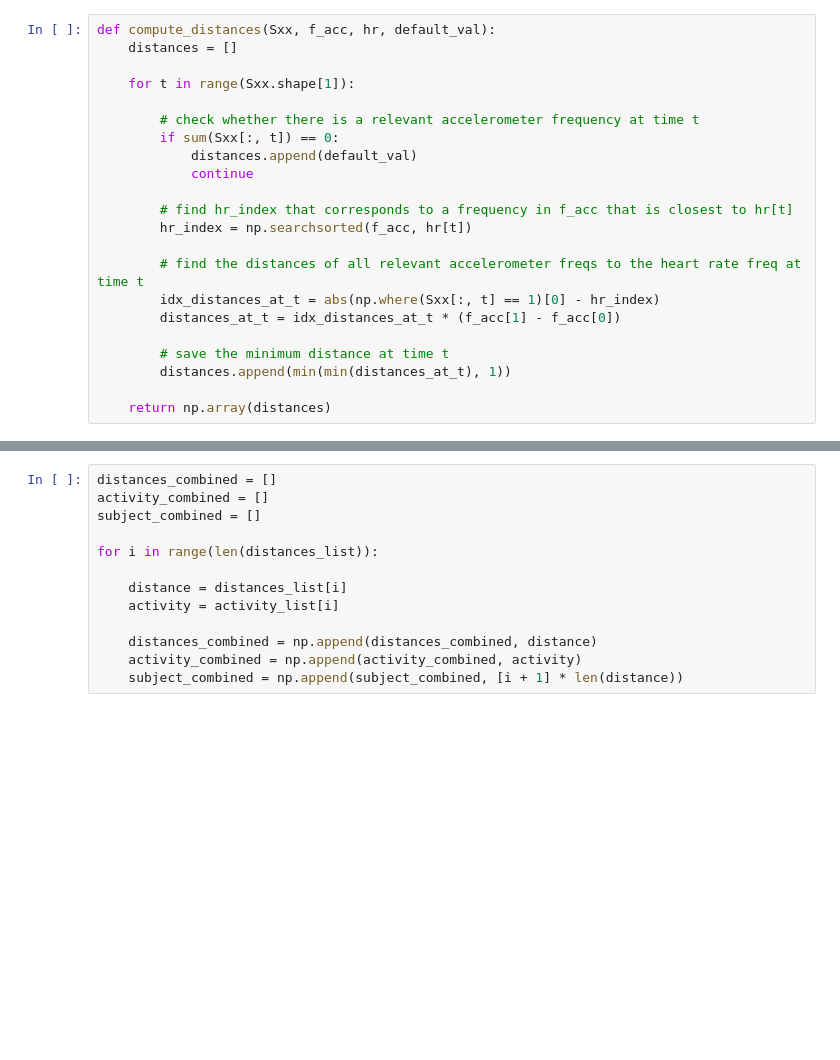
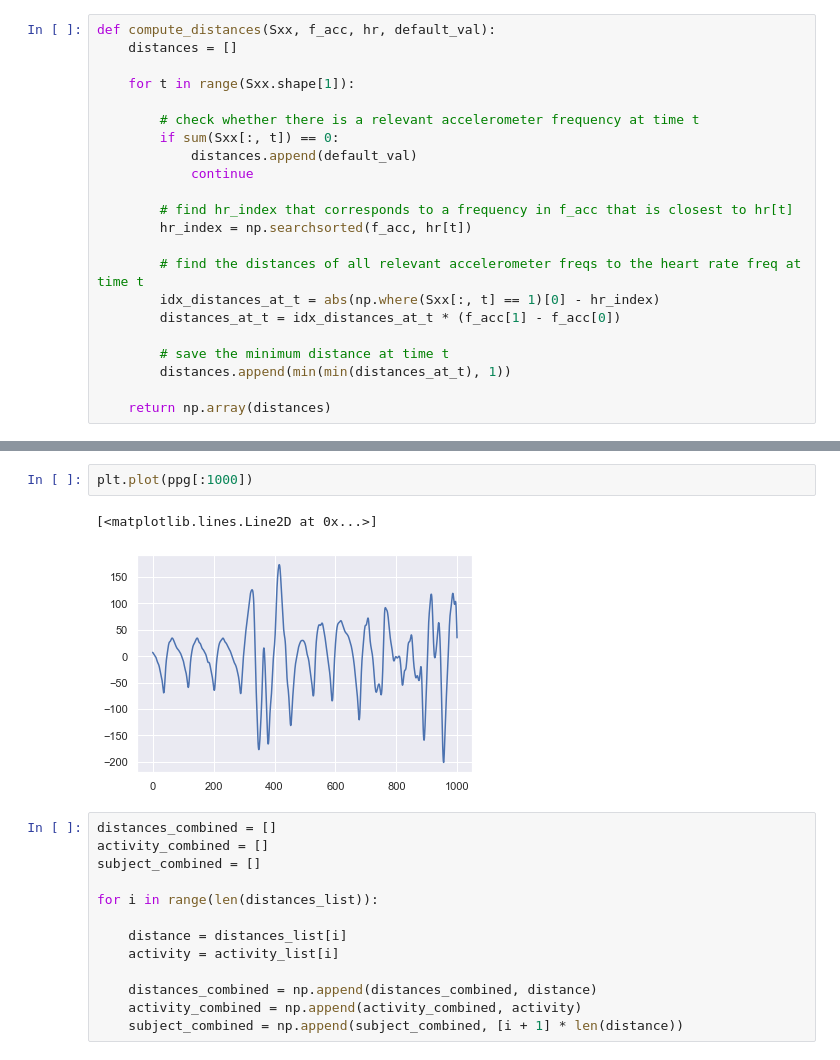
Before and after one commit to pennfranc/adm-ppg-analysis, a Jupyter notebook: data_analysis.ipynb, the cells around one changed output, grey strips where cells are left out. Cells and saved outputs as stored; diff of their text form; blank space fills up the shorter version.

```diff
--- a/data_analysis.ipynb
+++ b/data_analysis.ipynb
@@ -118,3 +118,8 @@ RMSE: 0.3343595323513867
+# %%
+plt.plot(ppg[:1000])
+# %% [output]
+[<matplotlib.lines.Line2D at 0x...>]
+[figure, added]
 # %%
 distances_combined = []
 activity_combined = []
```
Also changed, not shown: parts of 1 cell of this notebook, 4 other files.
